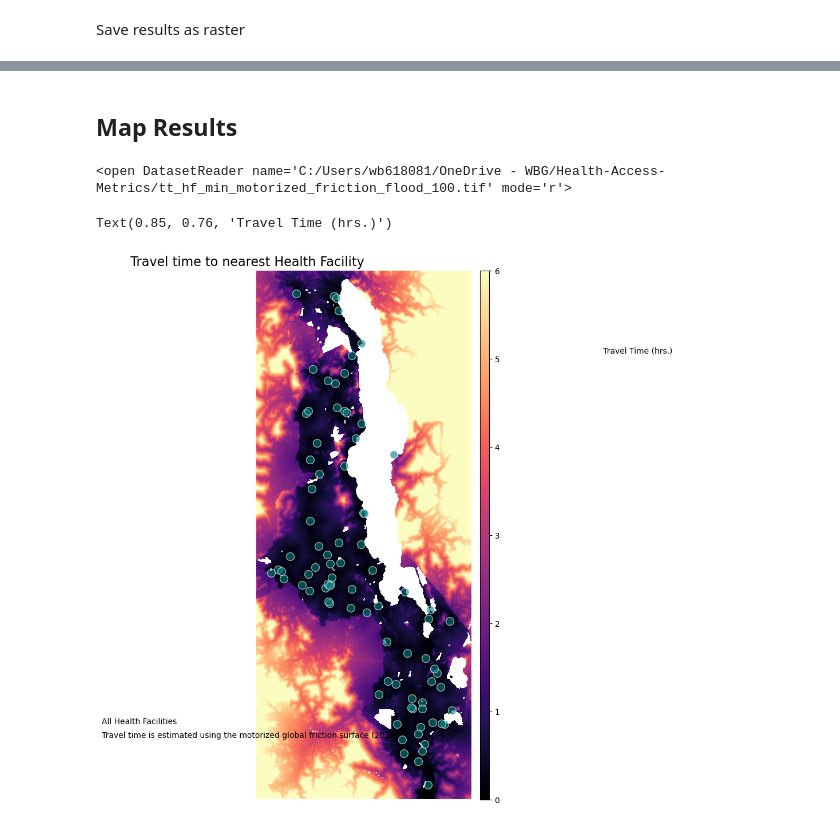
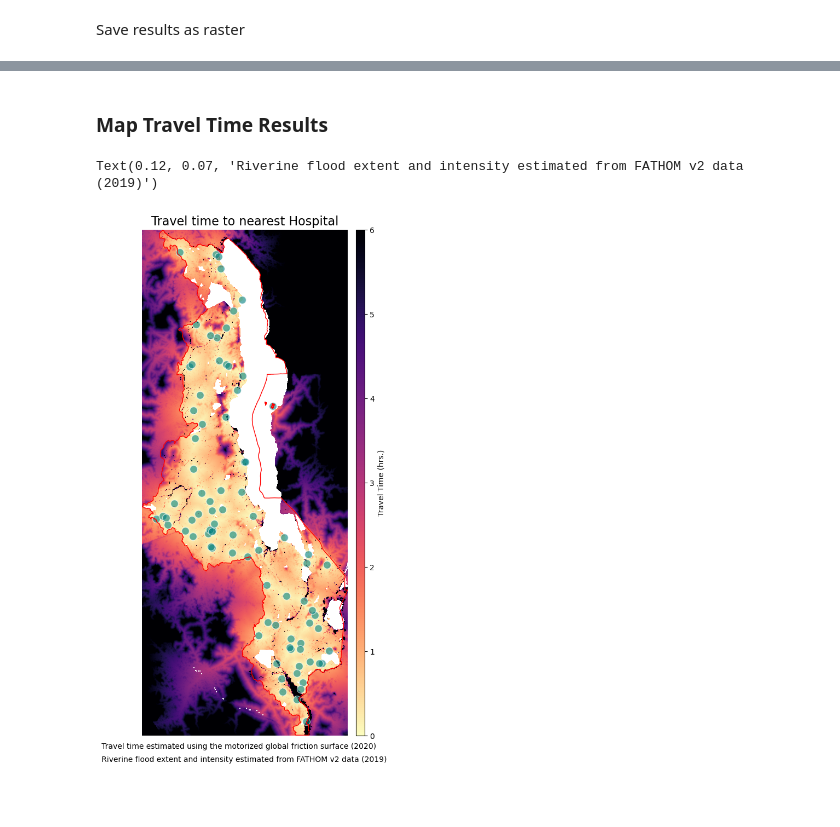
Before and after one commit to worldbank/Health-Access-Metrics, a Jupyter notebook: notebooks/HF_Access_raster_flood.ipynb, the cells around one changed output, grey strips where cells are left out. Cells and saved outputs as stored; diff of their text form; code cells hidden in the pictures; blank space fills up the shorter version.

```diff
--- a/notebooks/HF_Access_raster_flood.ipynb
+++ b/notebooks/HF_Access_raster_flood.ipynb
@@ -293,3 +248,0 @@ Align the Flood raster to the friction surface, ensuring that they have the same
-# %%
-out_flood_std = join(scratch_dir, 'data', "STD_" + w.value)
-rMisc.standardizeInputRasters(flood_rio, travel_surf, out_flood_std, resampling_type="nearest")
@@ -478,0 +691,6 @@ res_df.loc[:,'xy'] = res_df.loc[:,'xy'].apply(lambda x: Point(x))
+# %%
+# Weight the Friction Surface with the discrete flood depth array
+
+travel_surf_flood = dict()
+for key in flood_dict_fd.keys():
+    travel_surf_flood[key] = travel_surf.read(1) * flood_dict_fd[key]
@@ -523,0 +795,11 @@ Datum: World Geodetic System 1984 ensemble
+# %%
+res_gdf = gpd.GeoDataFrame(res_df, geometry='xy', crs=epsg)
+res_gdf.rename(columns={'xy':'geometry'}, inplace=True)
+res_gdf.set_geometry('geometry', inplace=True)
+
+# convert travel time from minutes to hours
+for col in res_gdf.columns:
+    if 'tt_' in col:
+        res_gdf.loc[:, col] = res_gdf.loc[:, col] / 60
+
+res_gdf.head(2)
@@ -536,7 +888,2 @@ rMisc.rasterizeDataFrame(
 # %% [markdown]
-## Map Results
+### Map Travel Time Results
-# %%
-tt_rio = rio.open(tt_raster)
-tt_rio
-# %% [output]
-<open DatasetReader name='C:/Users/wb618081/OneDrive - WBG/Health-Access-Metrics/tt_hf_min_motorized_friction_flood_100.tif' mode='r'>
@@ -543,23 +915,24 @@ tt_rio
 # %%
-# Plot
+# Single Scenario Plot
 
-figsize = (12, 12)
+figsize = (7, 12)
 fig, ax = plt.subplots(1, 1,  figsize = figsize)
-ax.set_title("Travel time to nearest Health Facility", fontsize=16, horizontalalignment='right')
+ax.set_title("Travel time to nearest Hospital", fontsize=16, horizontalalignment='center')
 plt.axis('off')
-ext = plotting_extent(tt_rio)
-im = ax.imshow(tt_rio.read(1), vmin=0, vmax=6, cmap='magma', extent=ext)
-geodf_hf.plot(ax=ax, facecolor='teal', edgecolor='white', markersize=100, alpha=0.6)
+ext = plotting_extent(tt_rio_hosp["1in100"])
+im = ax.imshow(tt_rio_hosp["1in100"].read(1), vmin=0, vmax=6, cmap='magma_r', extent=ext)
+geodf_hf_hosp.plot(ax=ax, facecolor='teal', edgecolor='white', markersize=100, alpha=0.6)
+adm0.plot(ax=ax, facecolor="none", edgecolor='red')
 divider = make_axes_locatable(ax)
 cax = divider.append_axes('right', size="4%", pad=0.1)
 cb = fig.colorbar(im, cax=cax, orientation='vertical')
+cb.set_label("Travel Time (hrs.)")
 # ctx.add_basemap(ax, source=ctx.providers.CartoDB.Positron, crs='EPSG:4326', zorder=-1)
-txt="All Health Facilities"
-txt2 = "Travel time is estimated using the motorized global friction surface (2020)"
-plt.figtext(0.12, 0.22, txt, wrap=True, horizontalalignment='left', fontsize=10)
-plt.figtext(0.12, 0.2, txt2, wrap=True, horizontalalignment='left', fontsize=10)
-plt.figtext(0.85, 0.76, "Travel Time (hrs.)", wrap=False, fontsize=10)
-# plt.savefig("travel-time-friction.png", dpi=300, bbox_inches='tight', facecolor='white')
+txt= "Travel time estimated using the motorized global friction surface (2020)"
+txt2 = "Riverine flood extent and intensity estimated from FATHOM v2 data (2019)"
+plt.figtext(0.12, 0.09, txt, wrap=True, horizontalalignment='left', fontsize=10)
+plt.figtext(0.12, 0.07, txt2, wrap=True, horizontalalignment='left', fontsize=10)
+# plt.savefig("travel-time-friction_flood100.png", dpi=300, bbox_inches='tight', facecolor='white')
 # %% [output]
-Text(0.85, 0.76, 'Travel Time (hrs.)')
+Text(0.12, 0.07, 'Riverine flood extent and intensity estimated from FATHOM v2 data (2019)')
-[figure, old version]
+[figure, new version]
```
Also changed, not shown: parts of 145 cells of this notebook, 5 other files.
